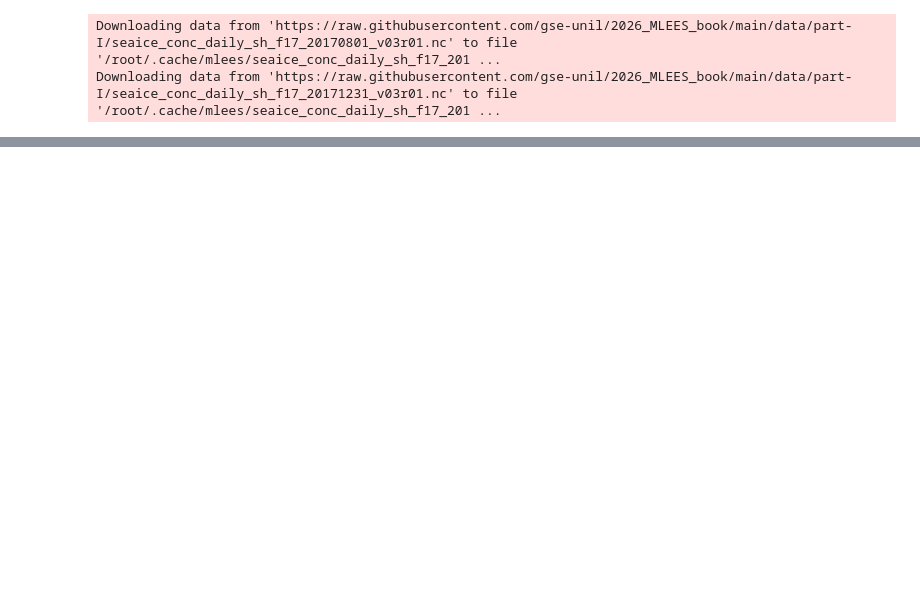
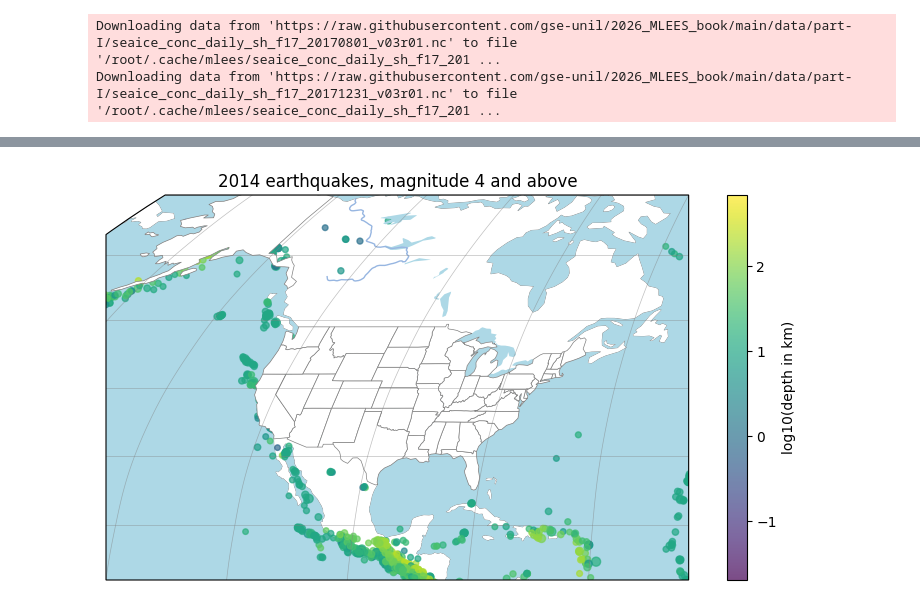
Before and after one commit to oliviaberset/2026_Intro_Python, a Jupyter notebook: live/part-I/1.4-matplotlib-and-xarray-environmental-exercises.ipynb, the cells around one changed output, grey strips where cells are left out. Saved outputs shown, nothing was run; the diff lists cells and outputs as text; code cells hidden in the pictures; blank space fills up the shorter version.

```diff
--- a/live/part-I/1.4-matplotlib-and-xarray-environmental-exercises.ipynb
+++ b/live/part-I/1.4-matplotlib-and-xarray-environmental-exercises.ipynb
@@ -385,3 +426,35 @@ path = pooch.retrieve(
 #                  c=np.log10(depth_km), s=mag ** 2)
 #       -- transform tells cartopy the coordinates are plain lon/lat, not already projected
 # Hint: finish with ax.gridlines, a labelled colorbar, and a title
+# %%
+# data
+data = np.genfromtxt(path, delimiter=",", skip_header=1, usecols=(1, 2, 3, 4))
+lat = data[:,0]
+lon = data[:,1]
+depth_km = data[:,2]
+mag = data[:,3]
+
+# Mask
+mask = (mag >= 4) & (depth_km > 0)
+
+# plot
+fig, ax = plt.subplots(figsize=(10,5), subplot_kw={"projection": ccrs.Robinson()})
+ax=ax
+sc = ax.scatter(lon[mask], lat[mask], transform=ccrs.PlateCarree(),
+                c=np.log10(depth_km[mask]), s=mag[mask] ** 2,
+                alpha=0.7)
+ax.set_extent([-140, -60, 12, 70], ccrs.PlateCarree())
+ax.add_feature(cfeature.LAND, facecolor="w", edgecolor="grey", linewidth=0.5)
+ax.add_feature(cfeature.OCEAN, facecolor="lightblue")
+ax.add_feature(cfeature.LAKES, facecolor="lightblue")
+ax.add_feature(cfeature.RIVERS, facecolor="lightblue")
+ax.add_feature(cfeature.STATES, facecolor="w", edgecolor="grey", linewidth=0.5)
+
+ax.gridlines(linewidth=0.5, color="grey", alpha=0.5)
+cbar = fig.colorbar(sc, ax=ax)
+cbar.set_label("log10(depth in km)")
+ax.set_title("2014 earthquakes, magnitude 4 and above")
+
+plt.show()
+# %% [output]
+[figure, added]
```
Also changed, not shown: parts of 4 cells of this notebook.
